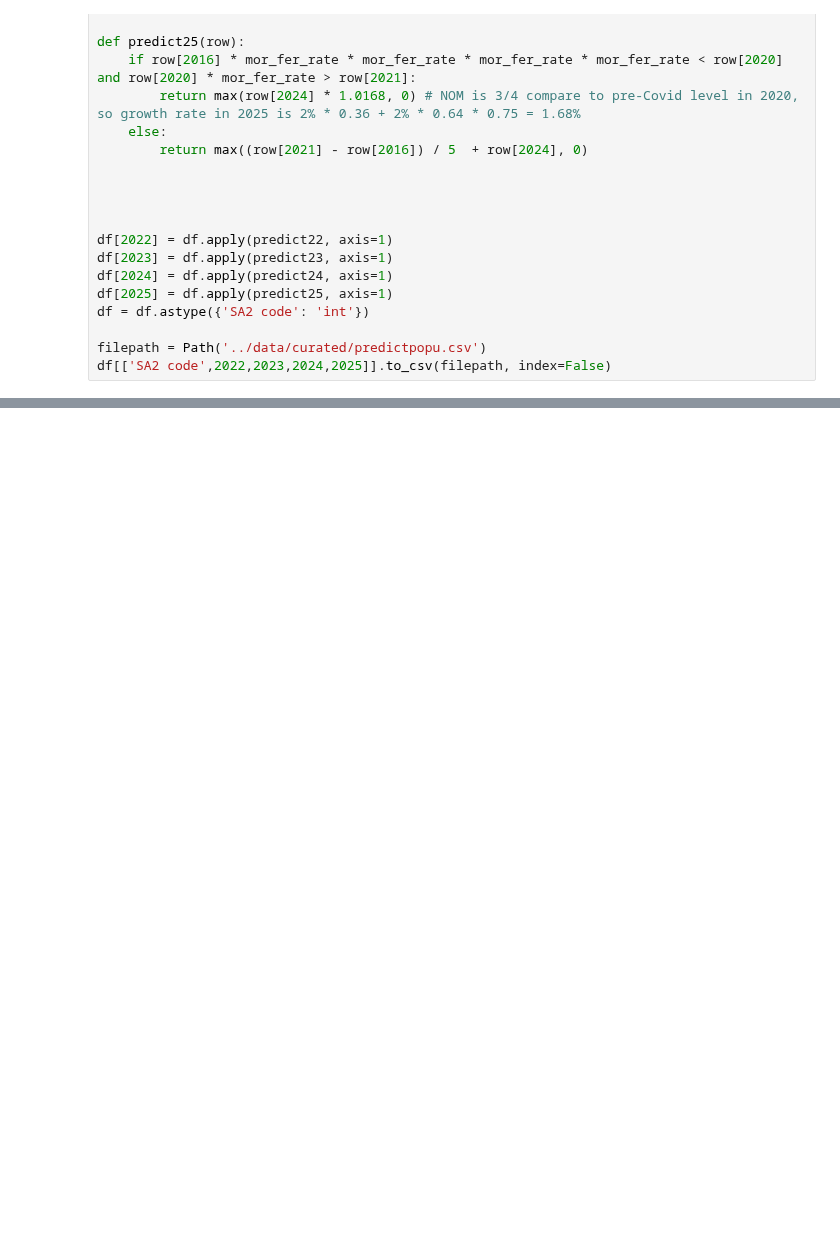
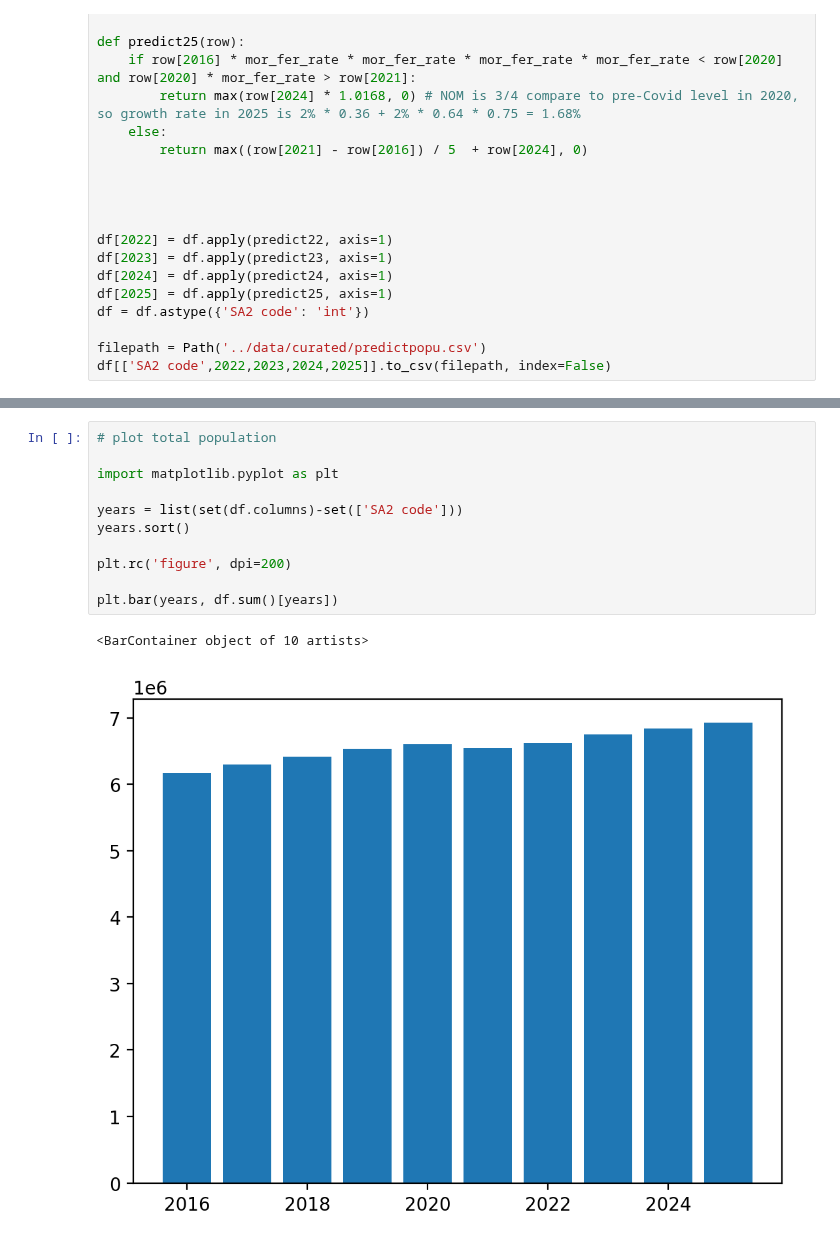
Before and after one commit to MAST30034-Applied-Data-Science/generic-real-estate-consulting-project-group-21, a Jupyter notebook: notebooks/popu_incomepredict.ipynb, the cells around one changed output, grey strips where cells are left out. Cells and saved outputs as stored; diff of their text form; blank space fills up the shorter version.

Commit message:
finish popu,income prediction visualization

```diff
--- a/notebooks/popu_incomepredict.ipynb
+++ b/notebooks/popu_incomepredict.ipynb
@@ -194,0 +166,14 @@ dff[dff['2023'] < 30000]
+# %%
+# plot total population
+
+import matplotlib.pyplot as plt
+
+years = list(set(df.columns)-set(['SA2 code']))
+years.sort()
+
+plt.rc('figure', dpi=200)
+
+plt.bar(years, df.sum()[years])
+# %% [output]
+<BarContainer object of 10 artists>
+[figure, added]
```
Also changed, not shown: parts of 4 cells of this notebook.
